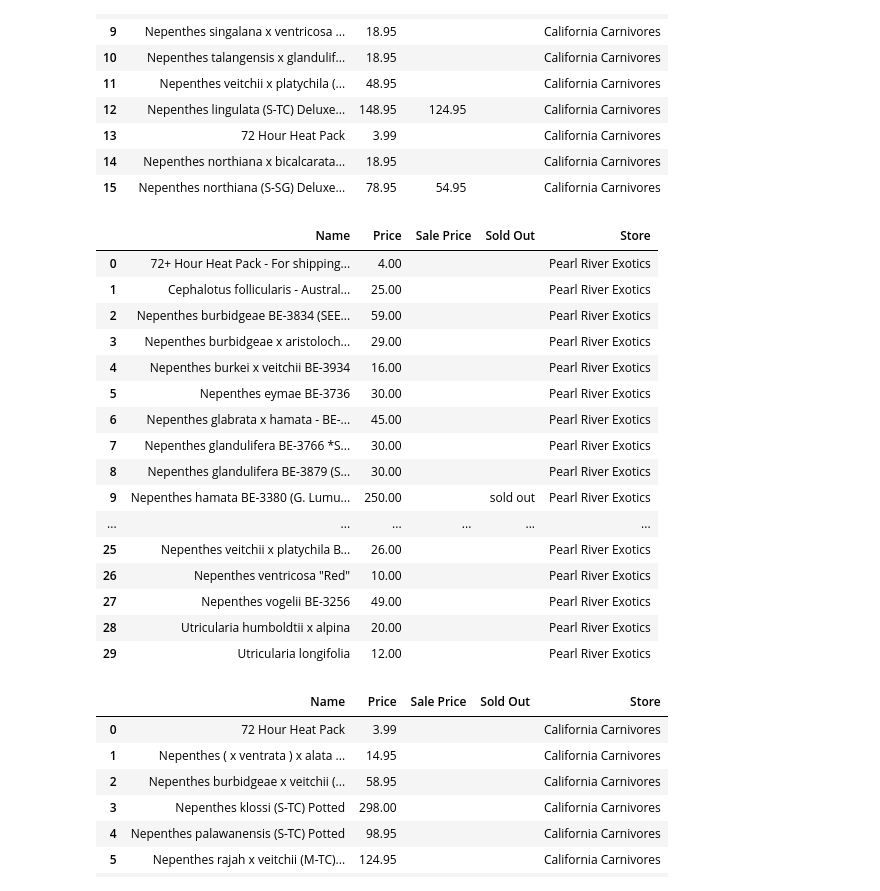
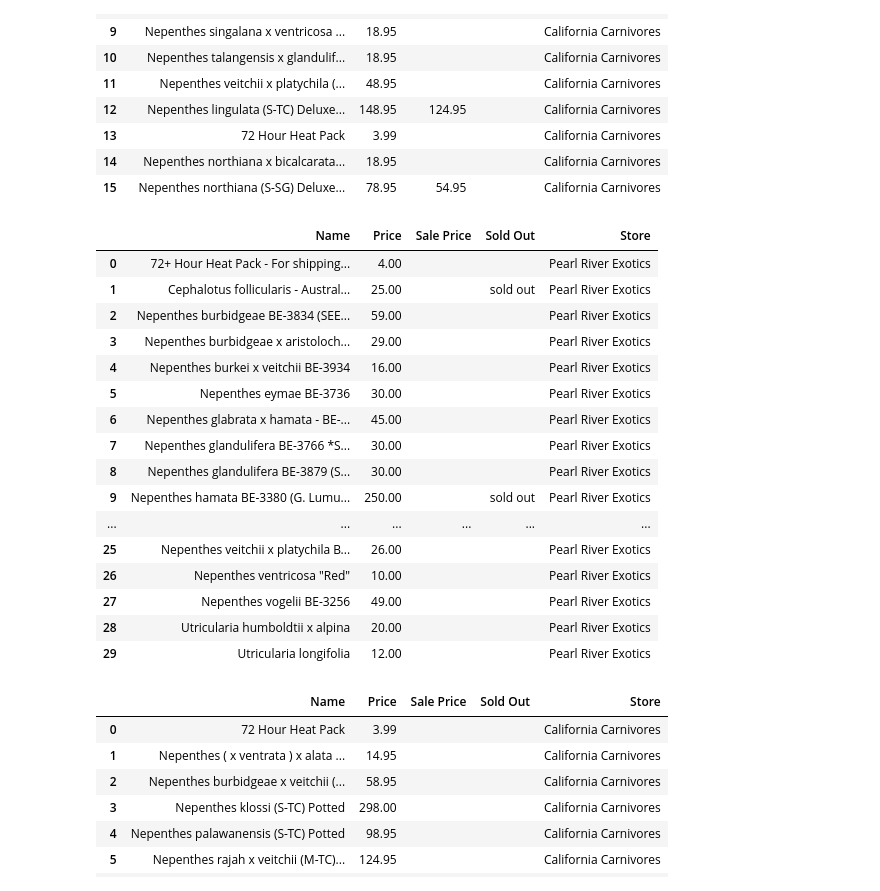
Before and after one commit to jsc034/Garden, a Jupyter notebook: Carnivorous Plant Database.ipynb, the cells around one changed output. Cells and saved outputs as stored; diff of their text form; code cells hidden in the pictures.

```diff
--- a/Carnivorous Plant Database.ipynb
+++ b/Carnivorous Plant Database.ipynb
@@ -5,0 +70,11 @@ from bs4 import BeautifulSoup
+# %%
+URL = 'https://nativeexoticsonline.com/product-category/nepenthes/page/%d/' % 57
+#page = urlopen(URL)
+
+h = {'User-Agent':'Mozilla/5.0 (Windows NT 6.1) AppleWebKit/537.36 (KHTML, like Gecko) Chrome/41.0.2228.0 Safari/537.3'}
+req = Request(URL,headers=h)
+page = urlopen(req)
+soup = BeautifulSoup(page,'html.parser')
+a = soup.findAll('span',attrs={'class':'price'})
+#container = containers[1]
+a[0].text.strip()
@@ -5,0 +83,10 @@ from bs4 import BeautifulSoup
+# %%
+soldouts = []
+for i in range(8):
+    try:
+        soldout = soup.find('span',attrs={'class':'soldout'}).text.strip()
+        soldouts = soldouts + [soldout.lower()]
+    except AttributeError:
+        soldouts = soldouts + ['']
+
+soldouts
@@ -43,11 +176,3 @@ AttributeError: 'NoneType' object has no attribute 'text'
-# %%
-URL = 'https://www.carnivero.com/collections/tropicals-pitcher-plants-nepenthes?page=1'
-page = urlopen(URL)
-soup = BeautifulSoup(page,'html.parser')
-containers = soup.findAll('div',attrs={'class':'product grid__item medium-up--one-third small--one-half slide-up-animation animated'})
-container = containers[2]
-price_box = container.find('span',attrs={'class':'product__price'})
-price_box
 # %%
 names = []
 prices = []
@@ -207,36 +332,35 @@ for page_number in range(1,1+4):
     #create soup and container object from single page
     soup = BeautifulSoup(page,'html.parser')
     containers = soup.findAll('a',attrs={'class':'grid-view-item__link'})
 
     for container in containers:
         name_box = container.find('div',attrs={'class':'h4 grid-view-item__title'})
         name = name_box.text.strip()
 
         price_box = container.find('span',attrs={'class':'product-price__price'})
         price = price_box.text.strip()
         price = price[1:] #remove the 1st character of the string '$'
 
         names = names + [name]
         prices = prices + [price]
         stores = stores + ['Pearl River Exotics']
         saleprices = saleprices + [''] #!!!!!!!!!!!!!!!!!!!!!!!!!!!!!!!!!!!!!!!!!!!!!!!!!!!!!!!change when on sale
 
         #looks for sold out items
         try:
             soldout = container.find('span',attrs={'class':'product-price__sold-out'}).text.strip()
-            soldout = soldout.lower()
-            soldouts = soldouts + [soldout]
+            soldouts = soldouts + [soldout.lower()]
         except AttributeError:
             soldouts = soldouts + ['']
 
 
 d = {'Name':names,'Price':prices,'Sale Price':saleprices,'Sold Out':soldouts,'Store':stores}
 df1 = pd.DataFrame(d)
 df1
 # %% [output]
 |  | Name | Price | Sale Price | Sold Out | Store |
 | 0 | 72+ Hour Heat Pack - For shipping... | 4.00 |  |  | Pearl River Exotics |
-| 1 | Cephalotus follicularis - Austral... | 25.00 |  |  | Pearl River Exotics |
+| 1 | Cephalotus follicularis - Austral... | 25.00 |  | sold out | Pearl River Exotics |
 | 2 | Nepenthes burbidgeae BE-3834 (SEE... | 59.00 |  |  | Pearl River Exotics |
 | 3 | Nepenthes burbidgeae x aristoloch... | 29.00 |  |  | Pearl River Exotics |
 | 4 | Nepenthes burkei x veitchii BE-3934 | 16.00 |  |  | Pearl River Exotics |
```
Also changed, not shown: parts of 5 cells of this notebook.
